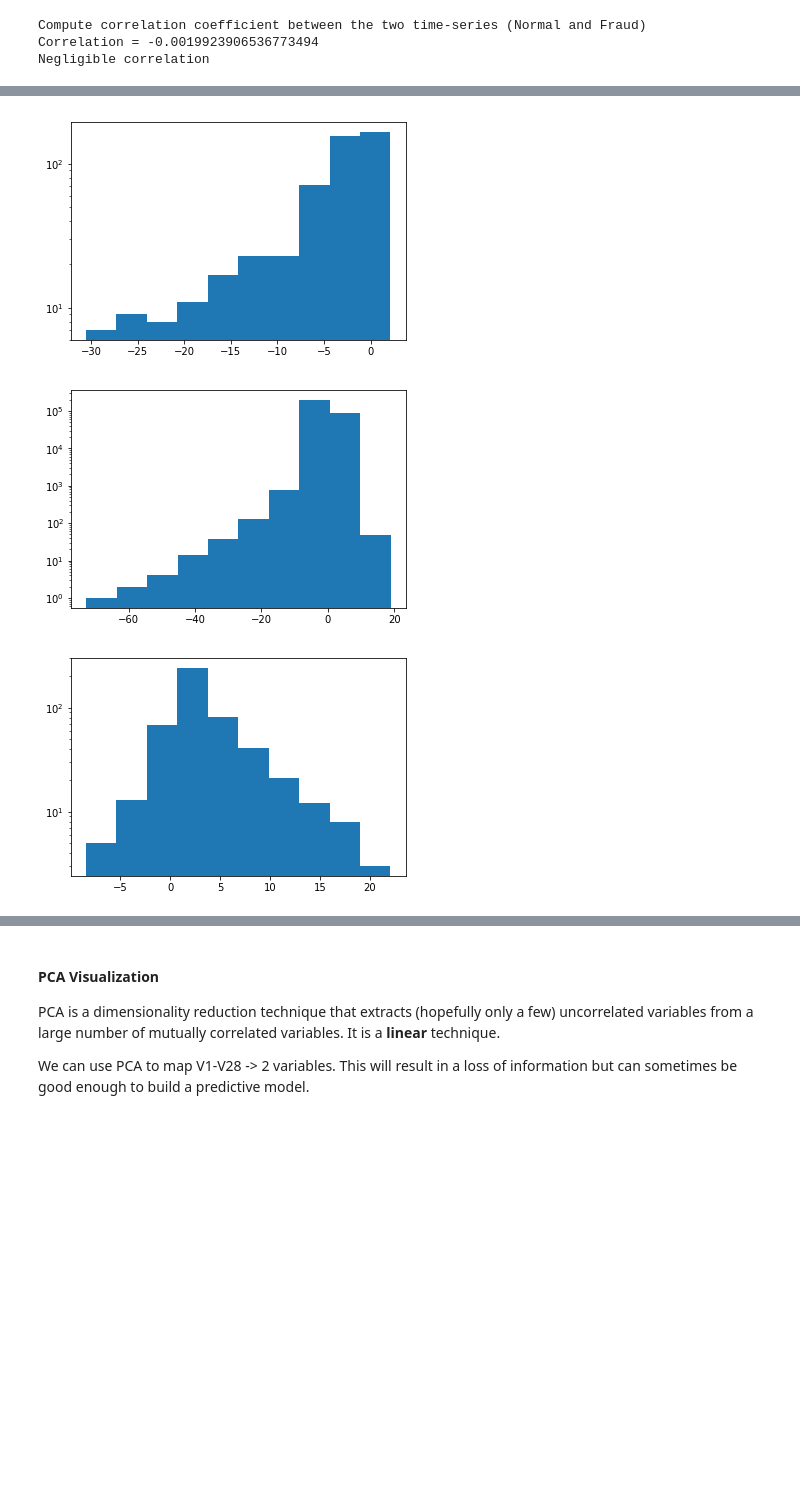
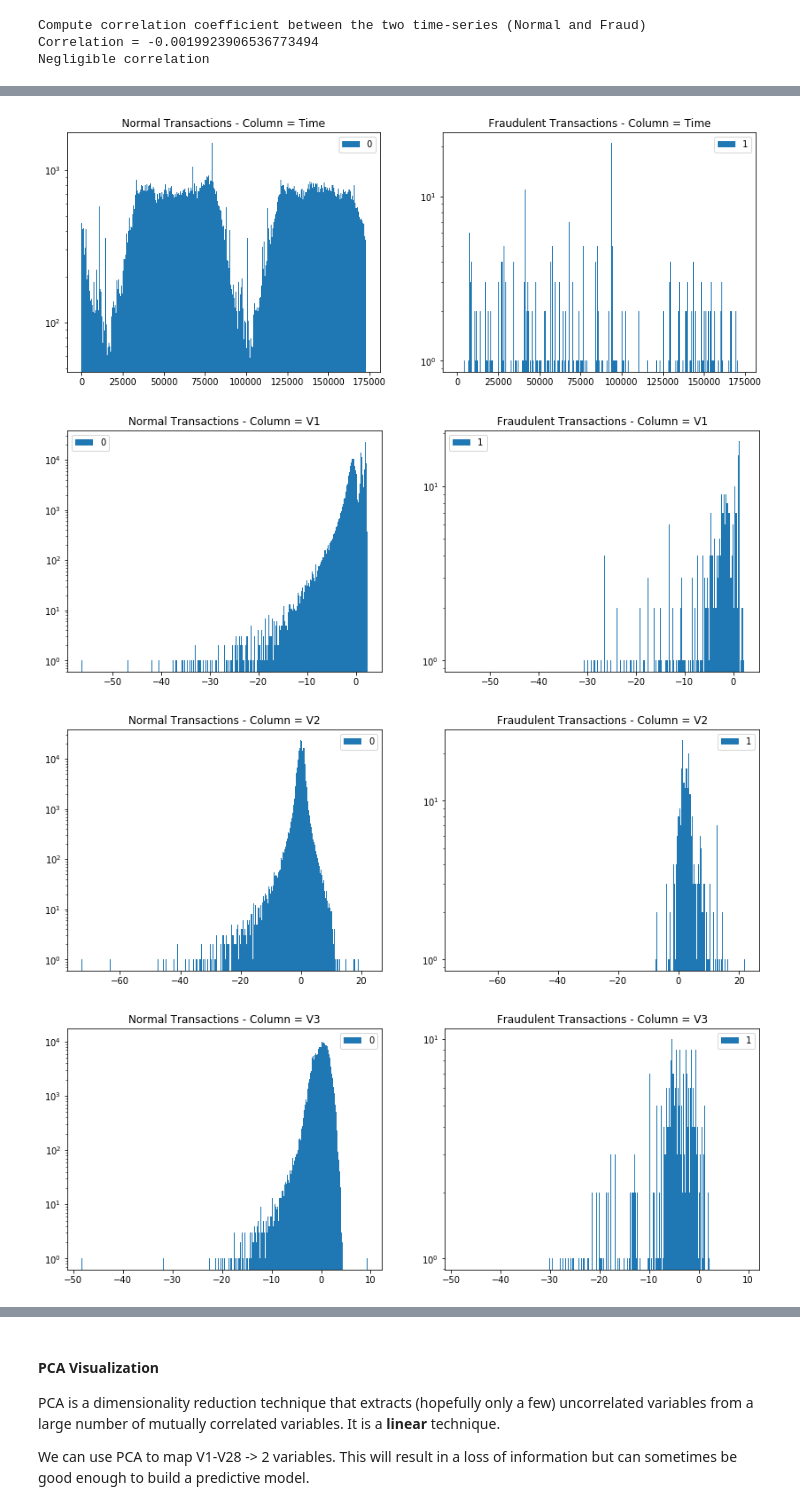
Before and after one commit to TreeinRandomForest/FraudDetectionExample, a Jupyter notebook: Credit Card Fraud Detection.ipynb, the cells around one changed output, grey strips where cells are left out. Drawn from its saved outputs; the diff is of its cells as text; code cells hidden in the pictures; blank space fills up the shorter version.

Commit message:
Adding more plots

```diff
--- a/Credit Card Fraud Detection.ipynb
+++ b/Credit Card Fraud Detection.ipynb
@@ -160,15 +138,0 @@ plt.yscale('log')
-# %%
-_ = plt.hist(df[df['Class']==1]['V1'])
-plt.yscale('log')
-# %% [output]
-[figure, removed]
-# %%
-_ = plt.hist(df[df['Class']==0]['V2'])
-plt.yscale('log')
-# %% [output]
-[figure, removed]
-# %%
-_ = plt.hist(df[df['Class']==1]['V2'])
-plt.yscale('log')
-# %% [output]
-[figure, removed]
@@ -176,0 +139,25 @@ from sklearn.manifold import TSNE
+# %%
+def plot_single_variable_histogram(df, *, column_name='V1', binning_method=10):
+    _, bins = np.histogram(df[column_name].tolist(), bins=binning_method)
+
+    plt.figure(figsize=(14,5))
+
+    plt.subplot('121')
+    plt.hist(df[df['Class']==0][column_name].tolist(), bins=bins, label = '0')
+    plt.legend()
+    plt.title(f'Normal Transactions - Column = {column_name}')
+    plt.yscale('log')
+
+    plt.subplot('122')
+    plt.hist(df[df['Class']==1][column_name].tolist(), bins=bins, label = '1')
+    plt.legend()
+    plt.title(f'Fraudulent Transactions - Column = {column_name}')
+    plt.yscale('log')
+# %%
+for col in df.columns:
+    plot_single_variable_histogram(df, column_name=col, binning_method='stone')
+# %% [output]
+[figure, added]
+[figure, added]
+[figure, added]
+[figure, added]
```
Also changed, not shown: parts of 15 cells of this notebook.
